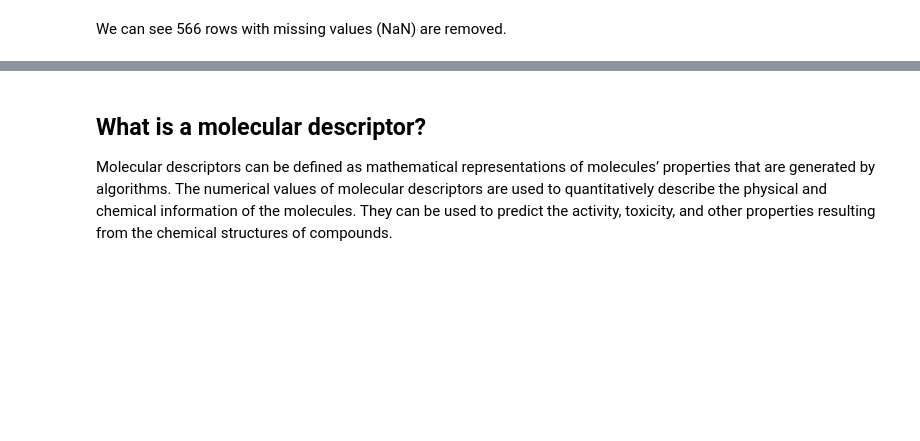
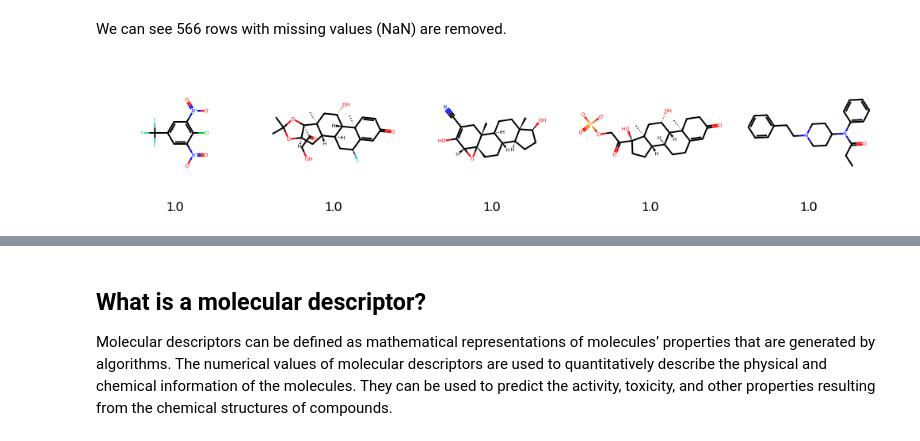
Before and after one commit to udel-cbcb/NIGMS-Sandbox-UD, a Jupyter notebook: Submodule_4/Tutorials/Submodule_4_Tutorial_3_Predict_Drug_Activity_for_Androgen_Receptor.ipynb, the cells around one changed output, grey strips where cells are left out. Drawn from its saved outputs; the diff is of its cells as text; code cells hidden in the pictures; blank space fills up the shorter version.

```diff
--- a/Submodule_4/Tutorials/Submodule_4_Tutorial_3_Predict_Drug_Activity_for_Androgen_Receptor.ipynb
+++ b/Submodule_4/Tutorials/Submodule_4_Tutorial_3_Predict_Drug_Activity_for_Androgen_Receptor.ipynb
@@ -137,0 +211,14 @@ display(
+# %%
+# Use RDKit PandasTools to generate a grid image of molecules from a Pandas DataFrame.
+display(
+    PandasTools.FrameToGridImage(
+        # Filter the DataFrame 'df' to select rows where the 'NR-AR' column is equal to 1.
+        df[df["NR-AR"] == 1].head(5),
+        # Specify that the 'NR-AR' column should be used to generate legends for each molecule in the grid.
+        legendsCol="NR-AR",
+        # Set the number of molecules to be displayed in each row of the grid to 5.
+        molsPerRow=5
+    )
+)
+# %% [output]
+[figure, added]
```
Also changed, not shown: parts of 56 cells of this notebook, 2 other files.
